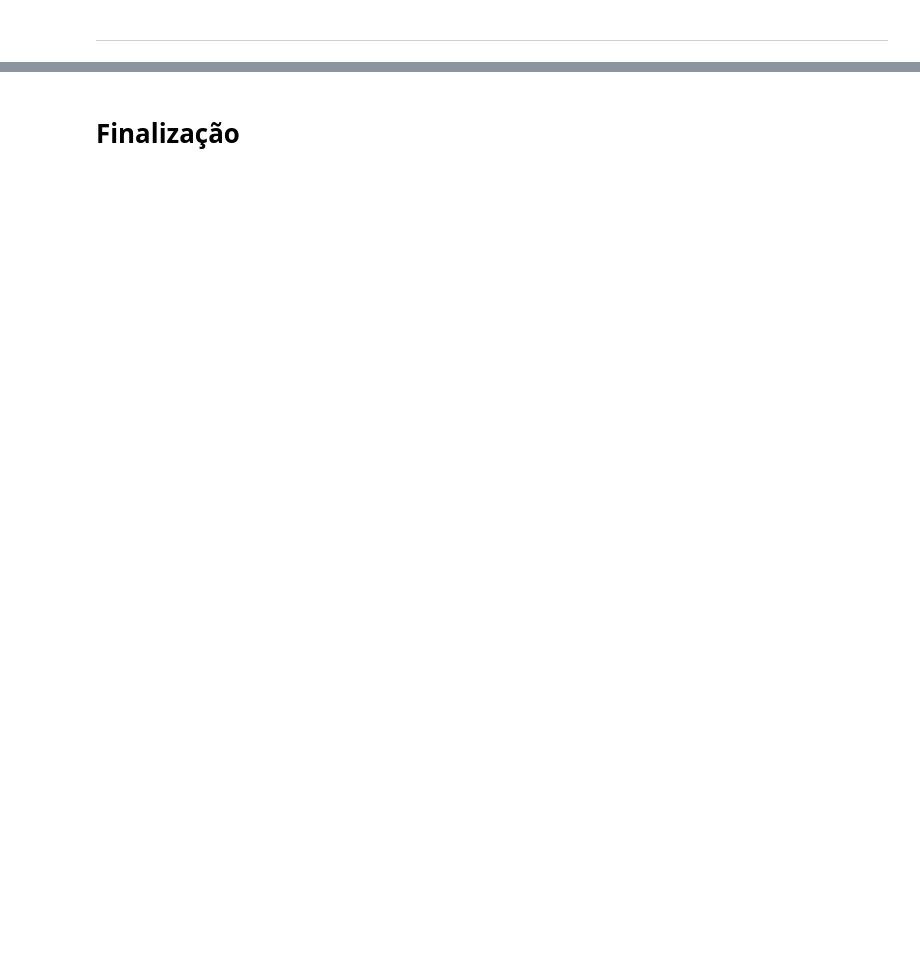
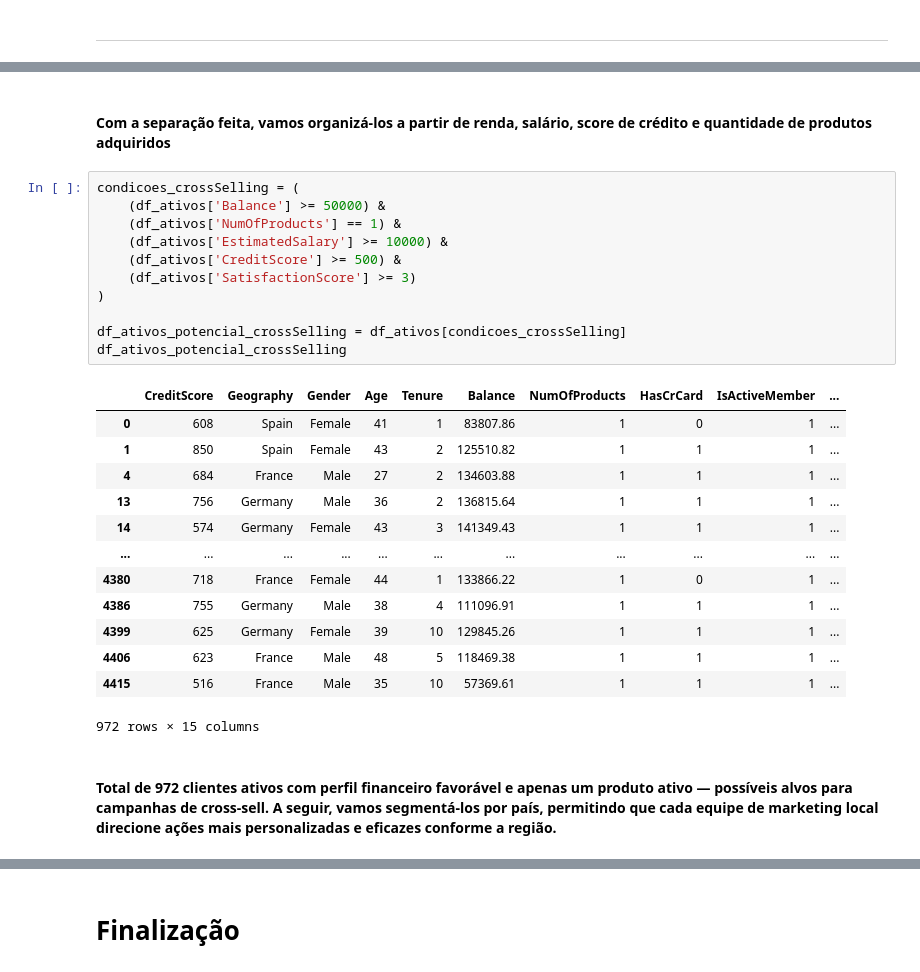
Before and after one commit to PedroCanhete/Analise-de-Credito, a Jupyter notebook: analiseCredito.ipynb, the cells around one changed output, grey strips where cells are left out. Saved outputs shown, nothing was run; the diff lists cells and outputs as text; blank space fills up the shorter version.

```diff
--- a/analiseCredito.ipynb
+++ b/analiseCredito.ipynb
@@ -466,0 +476,29 @@ Essa segmentação permite uma visão estratégica mais precisa, direcionando o
+# %% [markdown]
+#### Com a separação feita, vamos organizá-los a partir de renda, salário, score de crédito e quantidade de produtos adquiridos
+# %%
+condicoes_crossSelling = (
+    (df_ativos['Balance'] >= 50000) &
+    (df_ativos['NumOfProducts'] == 1) &
+    (df_ativos['EstimatedSalary'] >= 10000) &
+    (df_ativos['CreditScore'] >= 500) &
+    (df_ativos['SatisfactionScore'] >= 3)
+)
+
+df_ativos_potencial_crossSelling = df_ativos[condicoes_crossSelling]
+df_ativos_potencial_crossSelling
+# %% [output]
+|  | CreditScore | Geography | Gender | Age | Tenure | Balance | NumOfProducts | HasCrCard | IsActiveMember | ... |
+| 0 | 608 | Spain | Female | 41 | 1 | 83807.86 | 1 | 0 | 1 | ... |
+| 1 | 850 | Spain | Female | 43 | 2 | 125510.82 | 1 | 1 | 1 | ... |
+| 4 | 684 | France | Male | 27 | 2 | 134603.88 | 1 | 1 | 1 | ... |
+| 13 | 756 | Germany | Male | 36 | 2 | 136815.64 | 1 | 1 | 1 | ... |
+| 14 | 574 | Germany | Female | 43 | 3 | 141349.43 | 1 | 1 | 1 | ... |
+| ... | ... | ... | ... | ... | ... | ... | ... | ... | ... | ... |
+| 4380 | 718 | France | Female | 44 | 1 | 133866.22 | 1 | 0 | 1 | ... |
+| 4386 | 755 | Germany | Male | 38 | 4 | 111096.91 | 1 | 1 | 1 | ... |
+| 4399 | 625 | Germany | Female | 39 | 10 | 129845.26 | 1 | 1 | 1 | ... |
+| 4406 | 623 | France | Male | 48 | 5 | 118469.38 | 1 | 1 | 1 | ... |
+| 4415 | 516 | France | Male | 35 | 10 | 57369.61 | 1 | 1 | 1 | ... |
+972 rows × 15 columns
+# %% [markdown]
+#### Total de 972 clientes ativos com perfil financeiro favorável e apenas um produto ativo — possíveis alvos para campanhas de cross-sell. A seguir, vamos segmentá-los por país, permitindo que cada equipe de marketing local direcione ações mais personalizadas e eficazes conforme a região.
```
Also changed, not shown: parts of 30 cells of this notebook.
